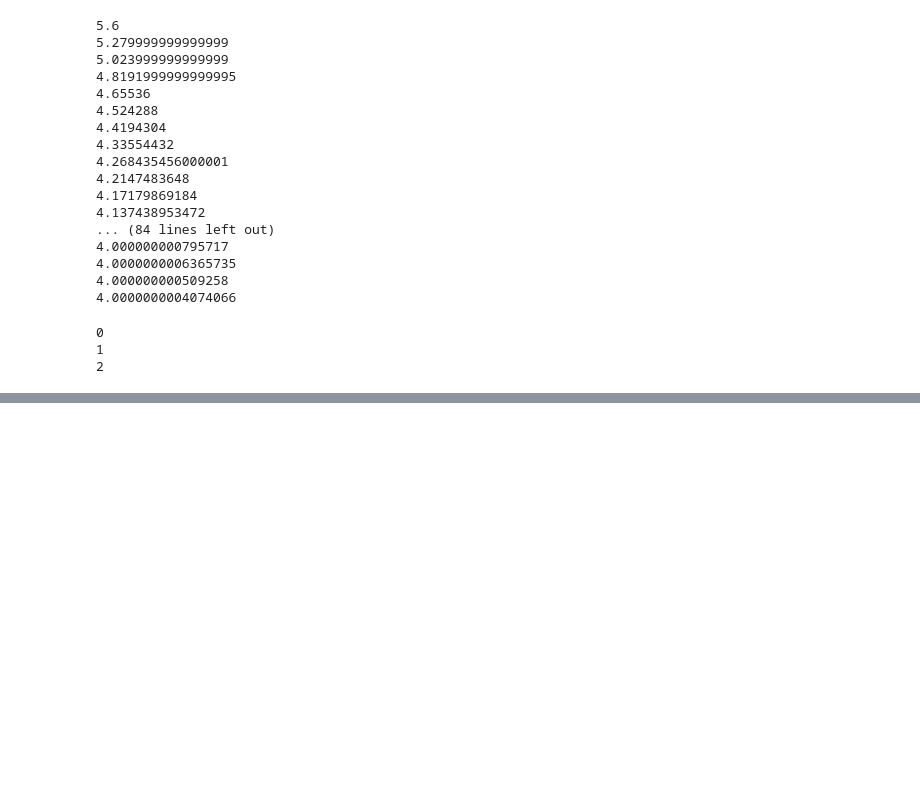
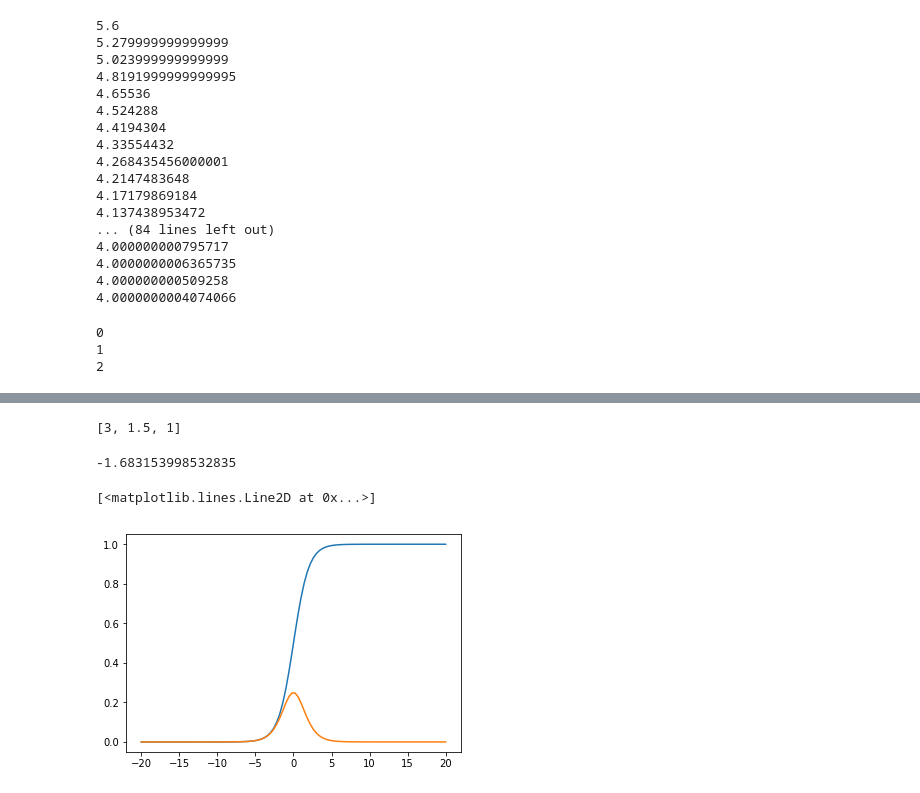
Before and after one commit to MomoSho/ML_practices-1, a Jupyter notebook: NeuralNetworks/Basic-NeuralNetwork.ipynb, the cells around one changed output, grey strips where cells are left out. Cells and saved outputs as stored; diff of their text form; code cells hidden in the pictures; blank space fills up the shorter version.

```diff
--- a/NeuralNetworks/Basic-NeuralNetwork.ipynb
+++ b/NeuralNetworks/Basic-NeuralNetwork.ipynb
@@ -83,0 +103,4 @@ for i in range(3):
+# %%
+data[0]
+# %% [output]
+[3, 1.5, 1]
@@ -83,0 +117,19 @@ for i in range(3):
+# %%
+np.random.randn()
+# %% [output]
+-1.683153998532835
+# %%
+def sigmoid(x):
+    return 1/(1+np.exp(-x))
+
+def sigmoid_p(x):
+    return sigmoid(x)*(1-sigmoid(x))
+# %%
+T  = np.linspace(-20,20,100)
+Y = sigmoid(T)
+z = sigmoid_p(T)
+plt.plot(T,Y)
+plt.plot(T,z)
+# %% [output]
+[<matplotlib.lines.Line2D at 0x...>]
+[figure, added]
```
Also changed, not shown: parts of 12 cells of this notebook.
